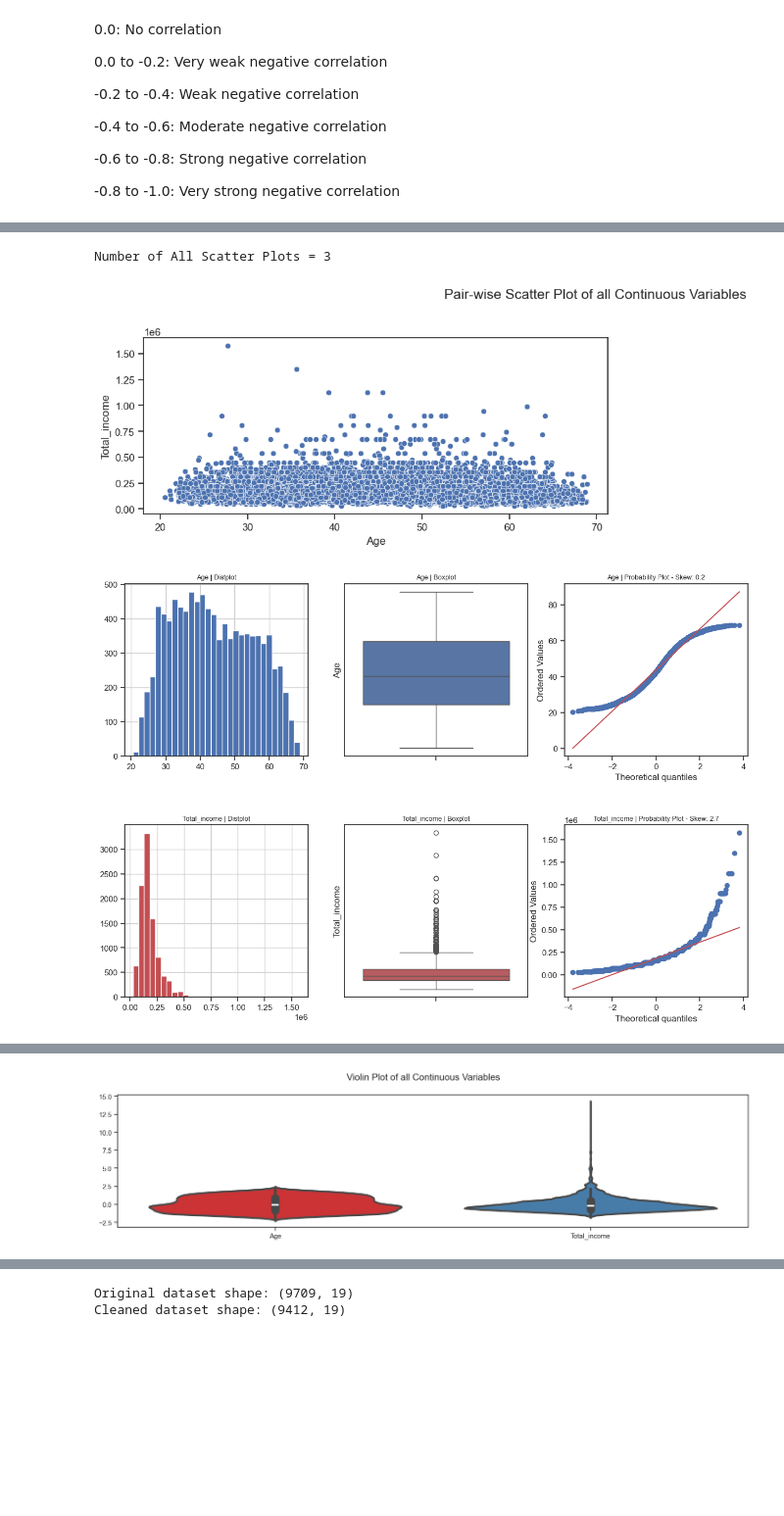
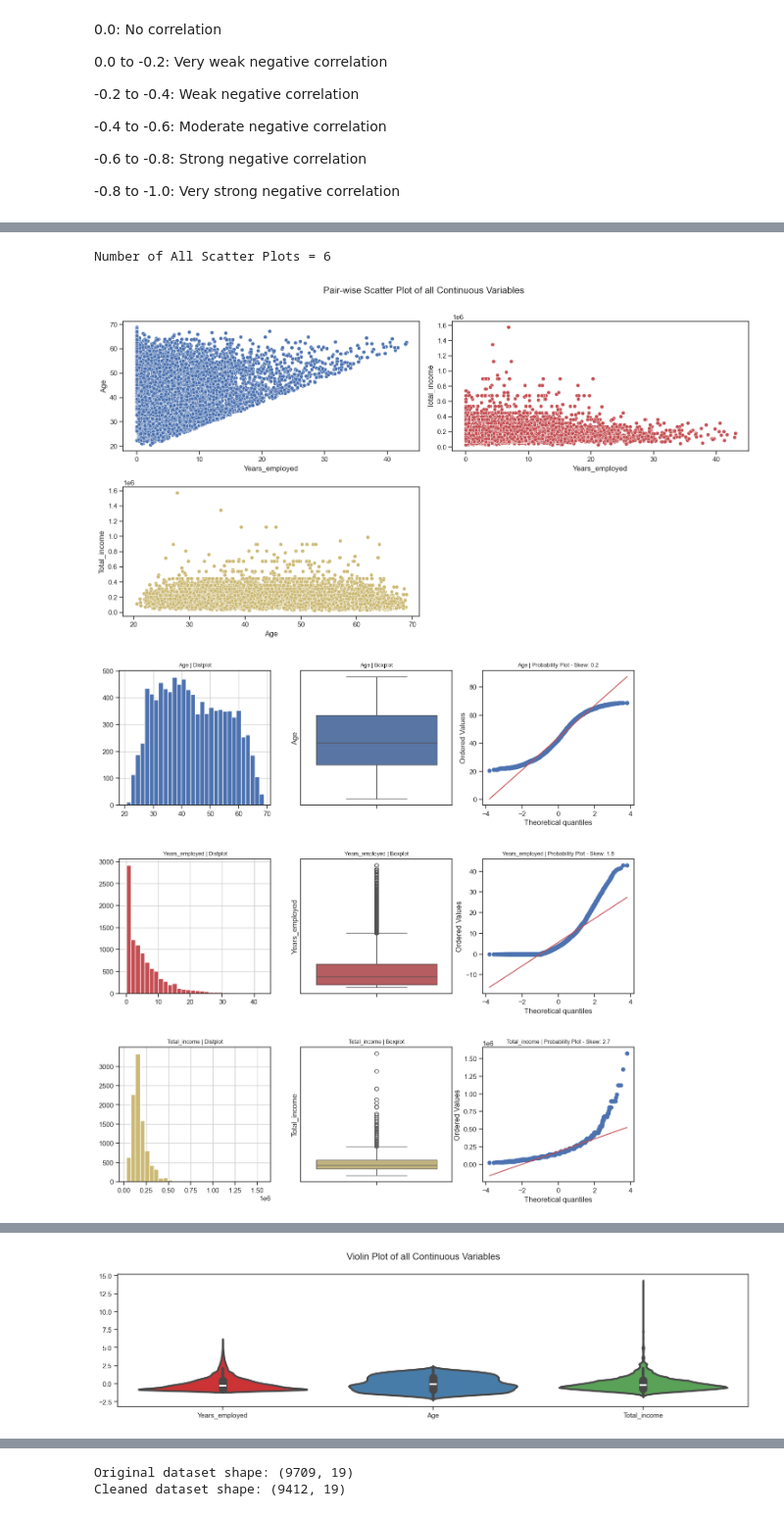
Before and after one commit to aka-Cairo/Project_2, a Jupyter notebook: CC_Improved_Rajeev.ipynb, the cells around one changed output, grey strips where cells are left out. Shown at 98% size. Drawn from its saved outputs; the diff is of its cells as text; code cells hidden in the pictures; blank space fills up the shorter version.

Commit message:
added images and label encoding

```diff
--- a/CC_Improved_Rajeev.ipynb
+++ b/CC_Improved_Rajeev.ipynb
@@ -167,7 +179,7 @@ data = pd.read_csv('dataset.csv')
 
 # Select columns of interest
 
-columns_of_interest = ['Gender', 'Unemployed', 'Num_children', 'Num_family', 'Age','Total_income', 'Target']
+columns_of_interest = ['Account_length', 'Years_employed','Gender', 'Unemployed', 'Num_children', 'Num_family', 'Age','Total_income', 'Target']
 #columns_of_interest = ['Account_length', 'Total_income', 'Num_children', 'Num_family','Target']
 # Subset the data with selected columns
 data_subset = data[columns_of_interest]
@@ -201,6 +218,6 @@ There are 50 duplicate rows in your dataset
 | Age | float64 | 0.000000 | NA | 20.504186 | 68.863837 | No issue |
 | Total_income | float64 | 0.000000 | NA | 27000.000000 | 1575000.000000 | Column has 318 outliers greater t... |
 | Target | int64 | 0.000000 | 0 | 0.000000 | 1.000000 | No issue |
-Number of All Scatter Plots = 3
+Number of All Scatter Plots = 6
-[figure, old version]
+[figure, new version]
-[figure, old version]
+[figure, new version]
@@ -208 +225 @@ Number of All Scatter Plots = 3
-[figure, old version]
+[figure, new version]
```
Also changed, not shown: parts of 35 cells of this notebook, 1 other file.
